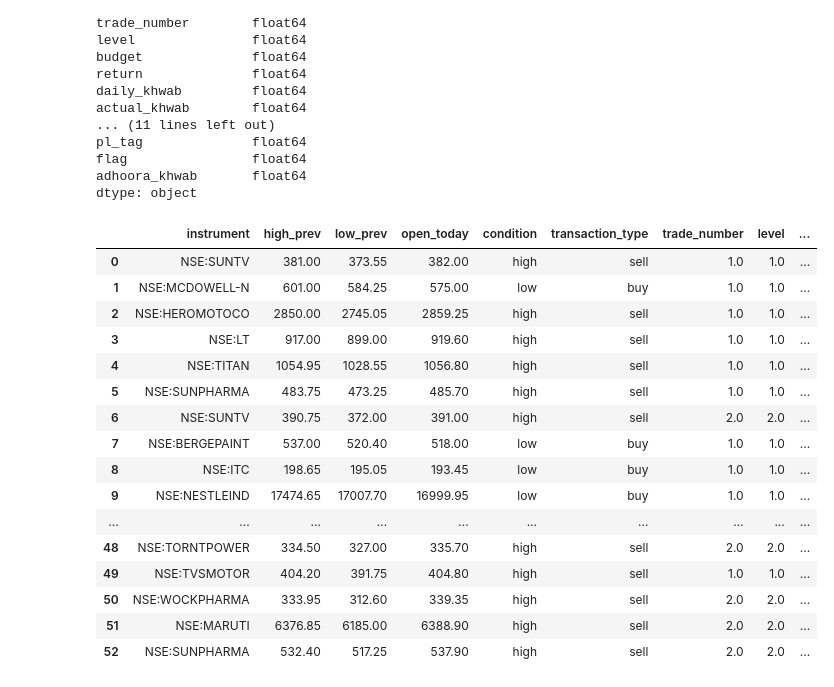
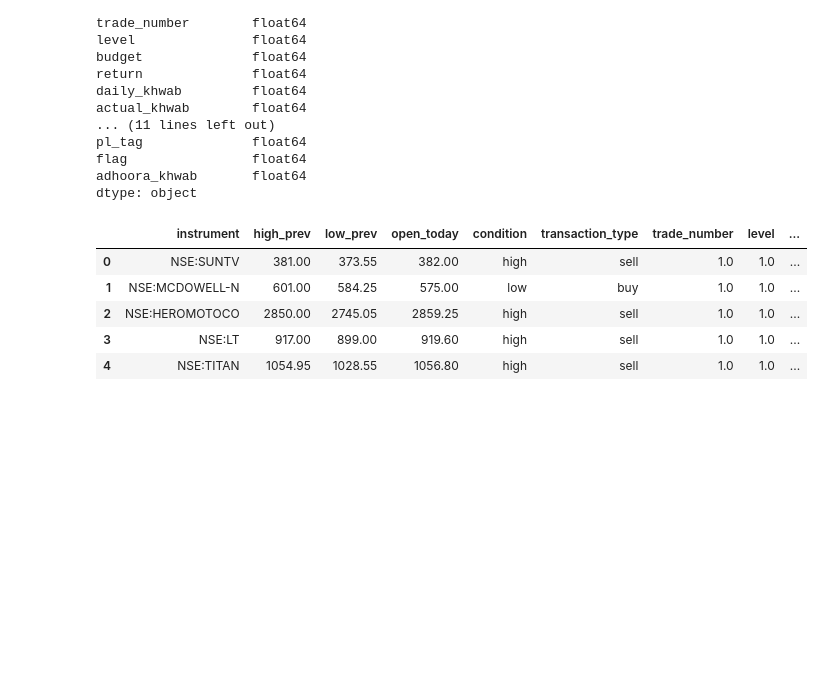
Before and after one commit to shivamdutta/needle, a Jupyter notebook: analytics.ipynb, the cells around one changed output. Drawn from its saved outputs; the diff is of its cells as text; code cells hidden in the pictures; blank space fills up the shorter version.

```diff
--- a/analytics.ipynb
+++ b/analytics.ipynb
@@ -25,22 +25,11 @@ flag                float64
 adhoora_khwab       float64
 dtype: object
 # %%
-all_trades
+all_trades.head()
 # %% [output]
 |  | instrument | high_prev | low_prev | open_today | condition | transaction_type | trade_number | level | ... |
 | 0 | NSE:SUNTV | 381.00 | 373.55 | 382.00 | high | sell | 1.0 | 1.0 | ... |
 | 1 | NSE:MCDOWELL-N | 601.00 | 584.25 | 575.00 | low | buy | 1.0 | 1.0 | ... |
 | 2 | NSE:HEROMOTOCO | 2850.00 | 2745.05 | 2859.25 | high | sell | 1.0 | 1.0 | ... |
 | 3 | NSE:LT | 917.00 | 899.00 | 919.60 | high | sell | 1.0 | 1.0 | ... |
 | 4 | NSE:TITAN | 1054.95 | 1028.55 | 1056.80 | high | sell | 1.0 | 1.0 | ... |
-| 5 | NSE:SUNPHARMA | 483.75 | 473.25 | 485.70 | high | sell | 1.0 | 1.0 | ... |
-| 6 | NSE:SUNTV | 390.75 | 372.00 | 391.00 | high | sell | 2.0 | 2.0 | ... |
-| 7 | NSE:BERGEPAINT | 537.00 | 520.40 | 518.00 | low | buy | 1.0 | 1.0 | ... |
-| 8 | NSE:ITC | 198.65 | 195.05 | 193.45 | low | buy | 1.0 | 1.0 | ... |
-| 9 | NSE:NESTLEIND | 17474.65 | 17007.70 | 16999.95 | low | buy | 1.0 | 1.0 | ... |
-| ... | ... | ... | ... | ... | ... | ... | ... | ... | ... |
-| 48 | NSE:TORNTPOWER | 334.50 | 327.00 | 335.70 | high | sell | 2.0 | 2.0 | ... |
-| 49 | NSE:TVSMOTOR | 404.20 | 391.75 | 404.80 | high | sell | 1.0 | 1.0 | ... |
-| 50 | NSE:WOCKPHARMA | 333.95 | 312.60 | 339.35 | high | sell | 2.0 | 2.0 | ... |
-| 51 | NSE:MARUTI | 6376.85 | 6185.00 | 6388.90 | high | sell | 2.0 | 2.0 | ... |
-| 52 | NSE:SUNPHARMA | 532.40 | 517.25 | 537.90 | high | sell | 2.0 | 2.0 | ... |
```
Also changed, not shown: parts of 3 cells of this notebook, 9 other files.
